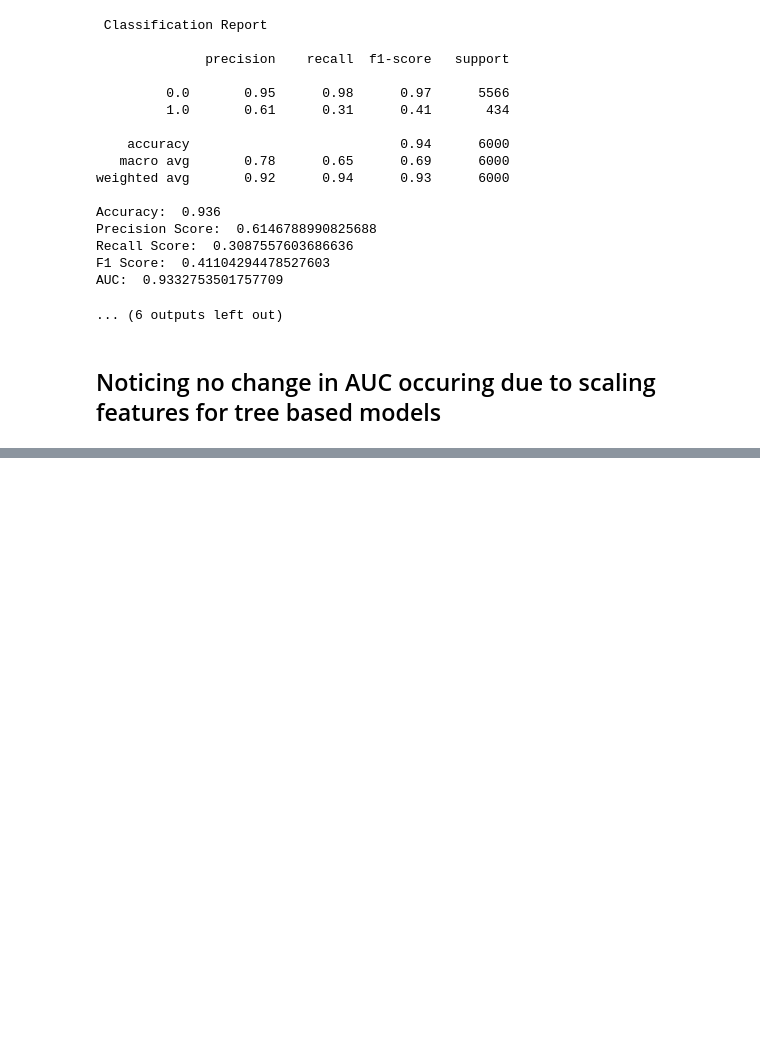
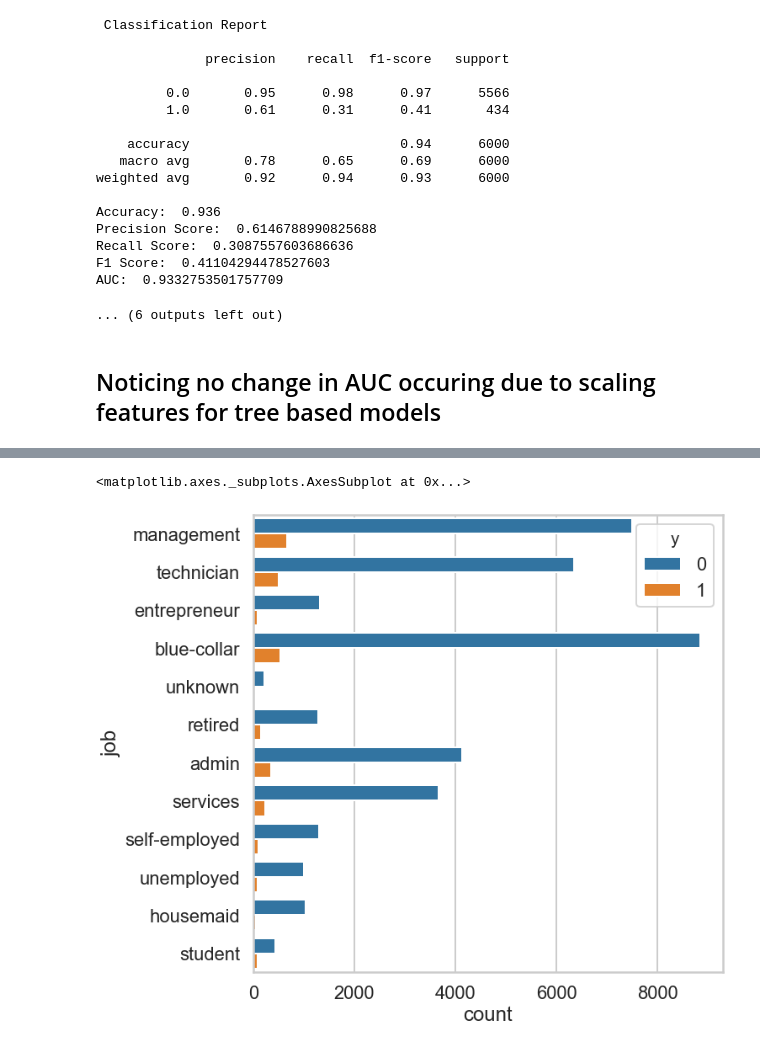
Before and after one commit to ksurasura/bCpQh6CkjWdOVOcx, a Jupyter notebook: term deposit marketing - analysis.ipynb, the cells around one changed output, grey strips where cells are left out. Saved outputs shown, nothing was run; the diff lists cells and outputs as text; code cells hidden in the pictures; blank space fills up the shorter version.

```diff
--- a/term deposit marketing - analysis.ipynb
+++ b/term deposit marketing - analysis.ipynb
@@ -535,0 +700,10 @@ AUC:  0.9332753501757709
+# %%
+import seaborn as sns
+from matplotlib import rcParams
+sns.set_style("whitegrid")
+sns.set_context("poster")
+plt.rcParams['figure.figsize'] = (10,10)
+sns.countplot(y='job', hue='y', data=d)
+# %% [output]
+<matplotlib.axes._subplots.AxesSubplot at 0x...>
+[figure, added]
```
Also changed, not shown: parts of 69 cells of this notebook.
